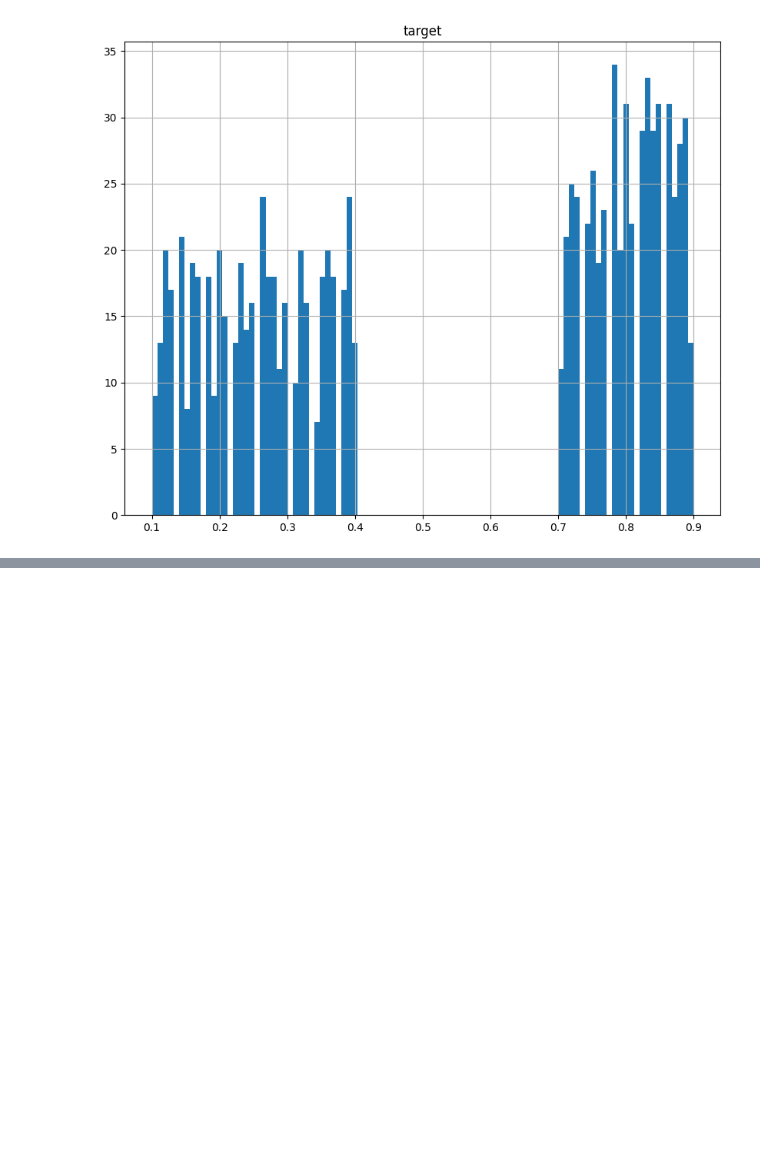
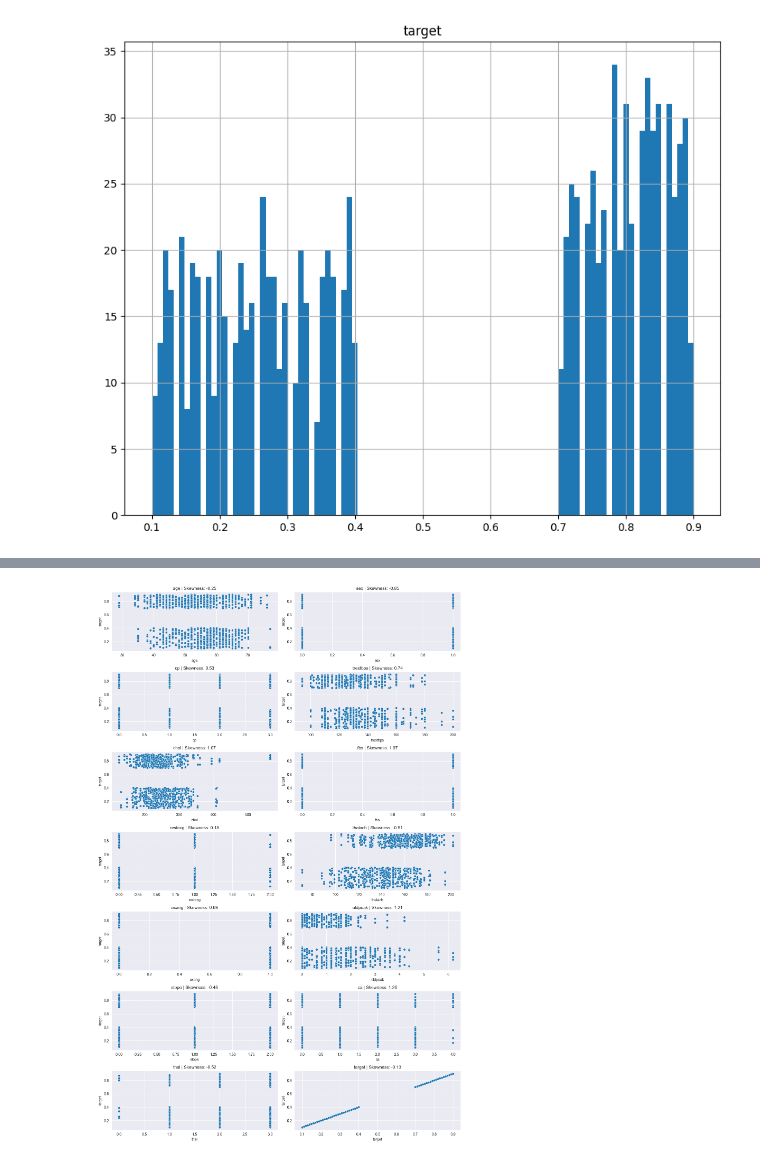
Before and after one commit to ericlfeng/Data-Analysis, a Jupyter notebook: data-analysis.ipynb, the cells around one changed output, grey strips where cells are left out. Saved outputs shown, nothing was run; the diff lists cells and outputs as text; code cells hidden in the pictures; blank space fills up the shorter version.

```diff
--- a/data-analysis.ipynb
+++ b/data-analysis.ipynb
@@ -124,0 +191,21 @@ array([[<Axes: title={'center': 'target'}>]], dtype=object)
+# %%
+# Set Seaborn style
+sns.set_style("darkgrid")
+
+# Identify numerical columns
+numerical_columns = df.select_dtypes("number").columns
+
+# Plot distribution of each numerical feature
+plt.figure(figsize=(14, len(numerical_columns) * 3))
+for idx, feature in enumerate(numerical_columns, 1):
+	plt.subplot(len(numerical_columns), 2, idx)
+
+	# Kernel density plot
+	sns.scatterplot(data=df,x=df[feature],y="target")
+	plt.title(f"{feature} | Skewness: {round(df[feature].skew(), 2)}")
+
+# Adjust layout and show plots
+plt.tight_layout()
+plt.show()
+# %% [output]
+[figure, added]
```
Also changed, not shown: parts of 15 cells of this notebook, 1 other file.
